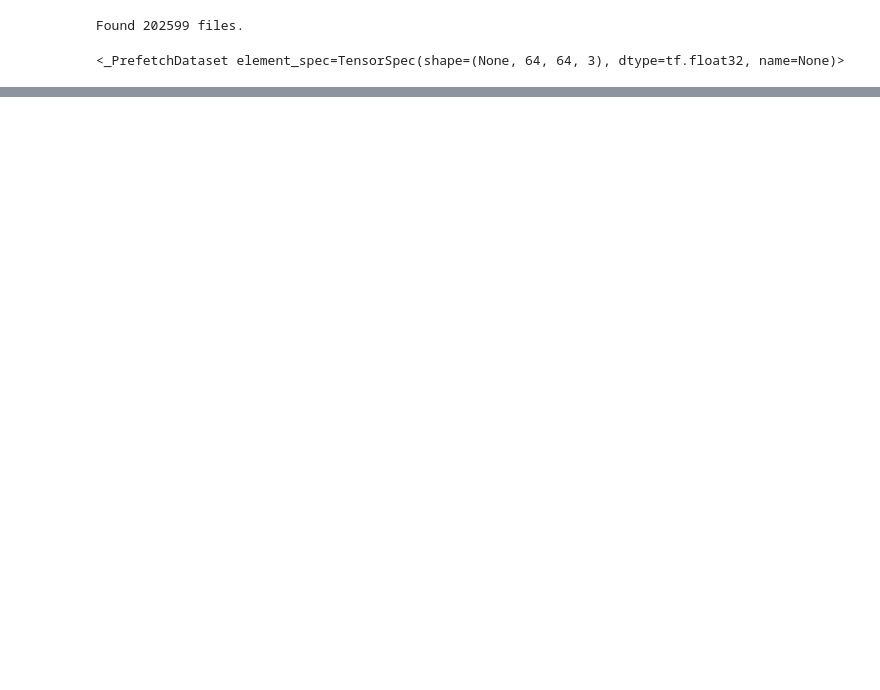
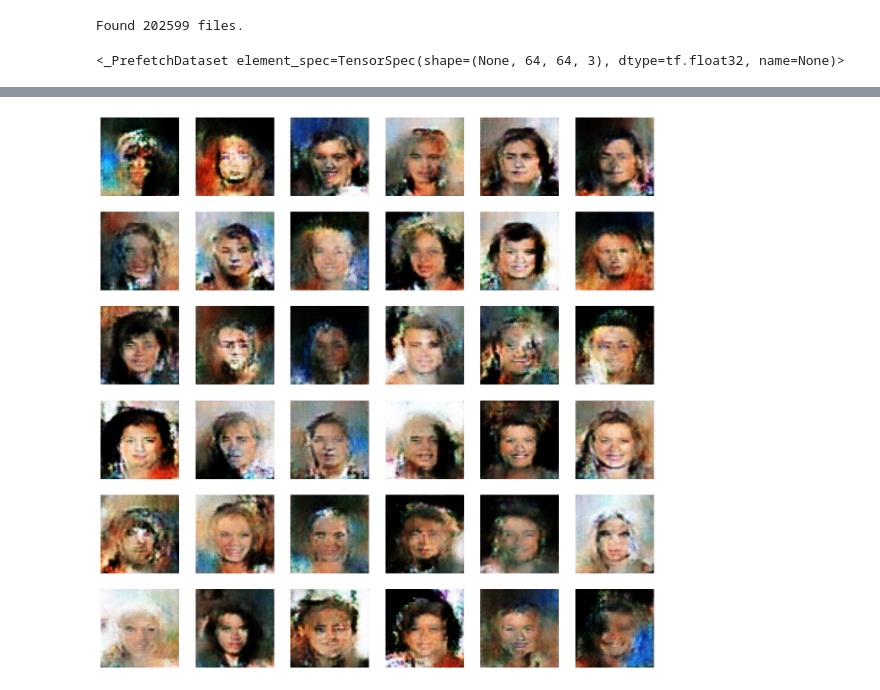
Before and after one commit to samratrajsharma/VAE_DCGAN, a Jupyter notebook: DCGAN.ipynb, the cells around one changed output, grey strips where cells are left out. Cells and saved outputs as stored; diff of their text form; code cells hidden in the pictures; blank space fills up the shorter version.

```diff
--- a/DCGAN.ipynb
+++ b/DCGAN.ipynb
@@ -62,10 +63,6 @@ generator = tf.keras.Sequential([
     Input(shape = (LATENT_DIM,)),
     Dense(4*4*LATENT_DIM),
     Reshape((4,4, LATENT_DIM)),
-
-    Conv2DTranspose(512, kernel_size = 4, strides = 2, padding = 'same'),
-    BatchNormalization(),
-    LeakyReLU(0.2),
 
     Conv2DTranspose(256, kernel_size = 4, strides = 2, padding = 'same'),
     BatchNormalization(),
@@ -75,6 +72,10 @@ generator = tf.keras.Sequential([
     BatchNormalization(),
     LeakyReLU(0.2),
 
+    Conv2DTranspose(64, kernel_size = 4, strides = 2, padding = 'same'),
+    BatchNormalization(),
+    LeakyReLU(0.2),
+
     Conv2DTranspose(3, kernel_size = 4,activation = tf.keras.activations.tanh, strides = 2, padding = 'same'),
 
 
@@ -172,12 +173,13 @@ Model: "discriminator"
 class ShowImage(tf.keras.callbacks.Callback):
     def __init__(self, latent_dim = 100):
         self.latent_dim = latent_dim
+        os.makedirs("generated", exist_ok=True)
 
     def on_epoch_end(self, epoch, logs = None):
         n = 6
         k = 0
         out = self.model.generator(tf.random.normal(shape =( 36, self.latent_dim)))
-        plt.figure(figsize= (16.16))
+        plt.figure(figsize= (16,16))
         for i in range(n):
             for j in range(n):
                 ax = plt.subplot(n,n, k+1)
@@ -231,11 +233,11 @@ class GAN(tf.keras.Model):
             fake_predictions = self.discriminator(self.generator(random_noise))
             g_loss = self.loss_fn(flipped_fake_labels, fake_predictions)
 
-        partial_derivatives = recorder.gradient(g_loss, self.discriminator.trainable_weights)
-        self.g_optimizer.apply_gradients(zip(partial_derivatives, self.discriminator.trainable_weights))
+        partial_derivatives = recorder.gradient(g_loss, self.generator.trainable_weights)
+        self.g_optimizer.apply_gradients(zip(partial_derivatives, self.generator.trainable_weights))
 
-        self.d_loss_metric.update_status(d_loss)
-        self.g_loss_metric.update_status(g_loss)
+        self.d_loss_metric.update_state(d_loss)
+        self.g_loss_metric.update_state(g_loss)
 
         return {'d_loss': self.d_loss_metric.result(),
                 'g_loss': self.g_loss_metric.result()}
@@ -247,6 +249,6 @@ gan.compile(
     loss_fn=tf.keras.losses.BinaryCrossentropy(),
 )
 # %%
-EPOCHS=10
+EPOCHS=1
 history=gan.fit(train_dataset,epochs=EPOCHS,callbacks=[ShowImage(LATENT_DIM)])
 # %% [output]
@@ -254,0 +257 @@ AttributeError: 'Mean' object has no attribute 'update_status'
+[figure, added]
```
Also changed, not shown: parts of 8 cells of this notebook, 1 other file.
